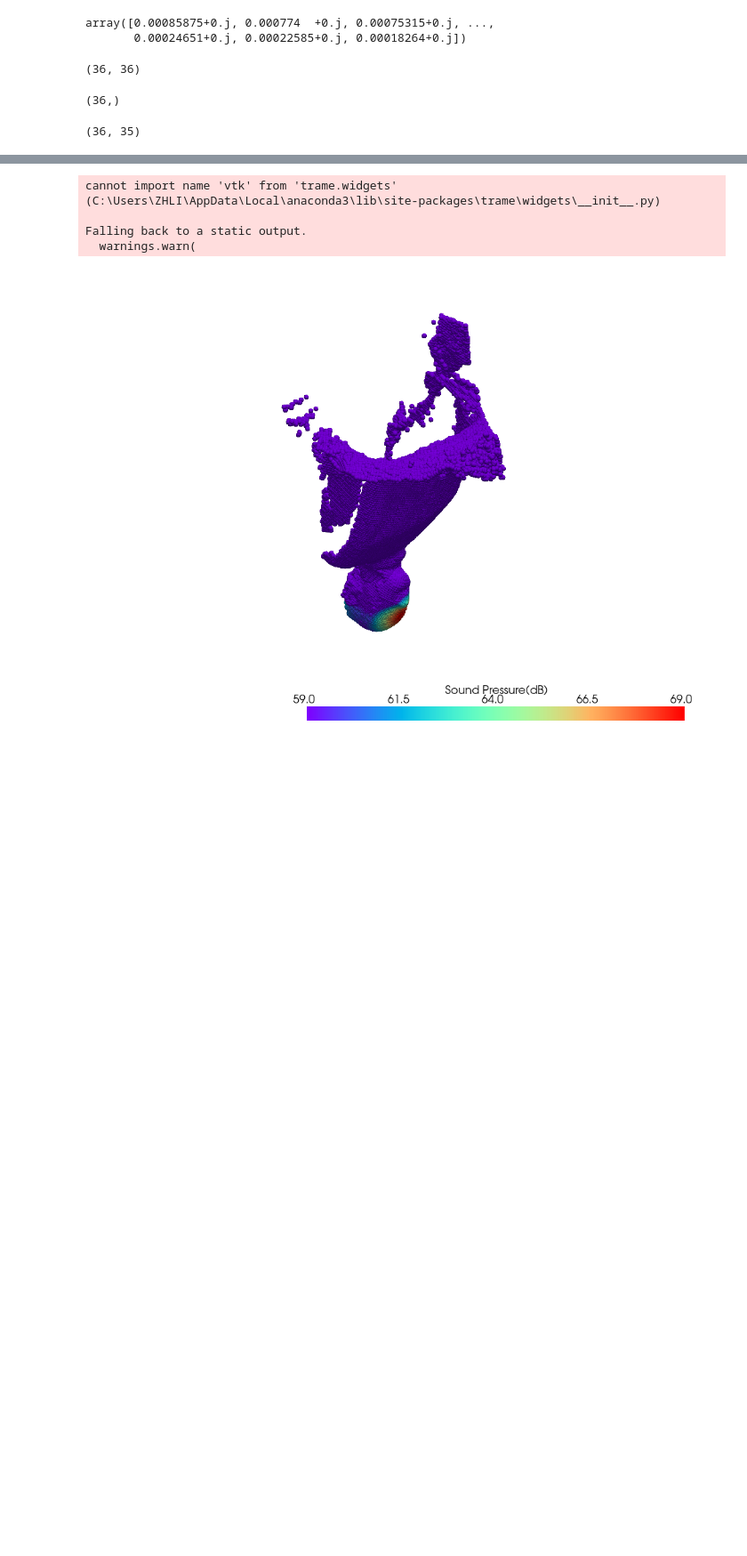
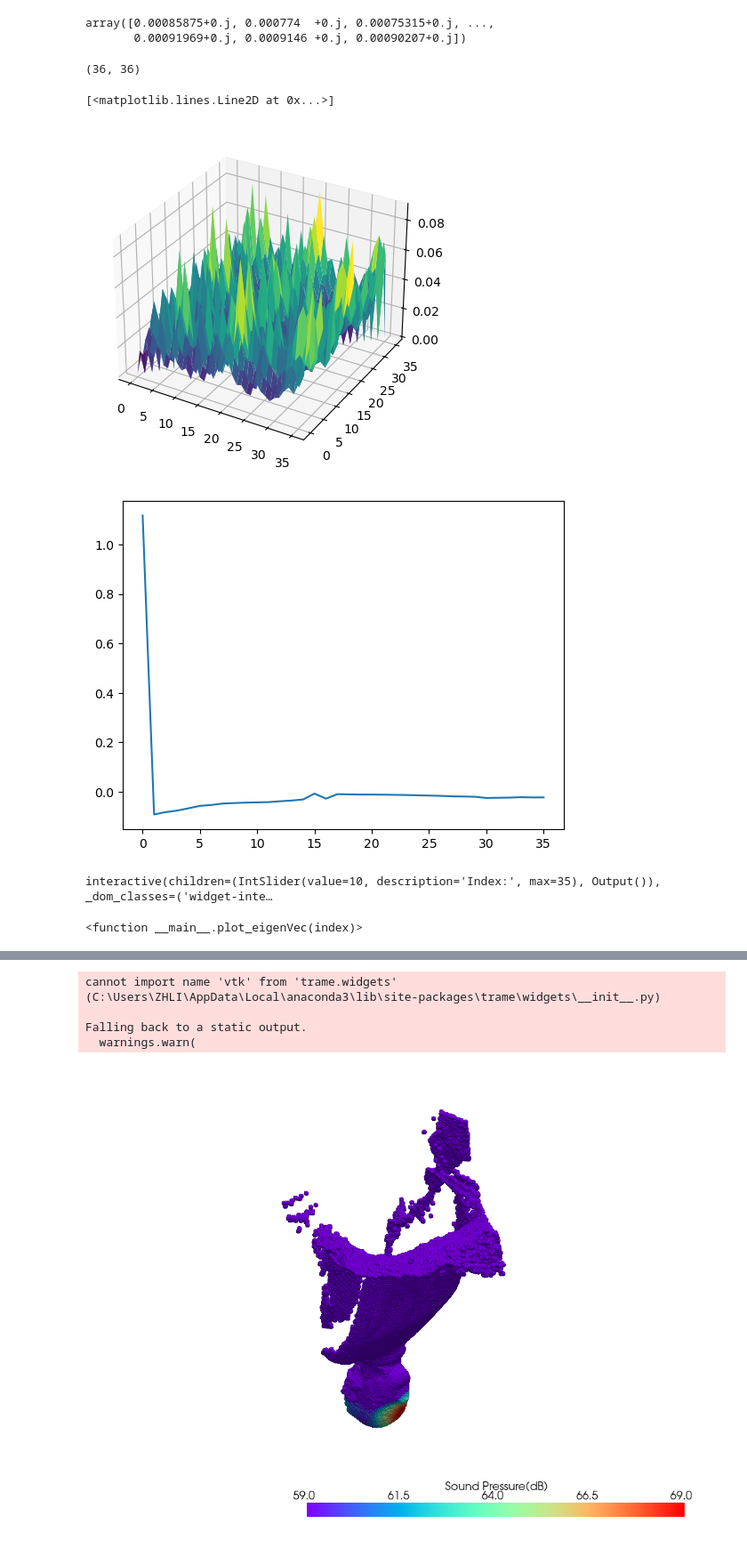
Before and after one commit to 1ieng2en/3d_beamforming, a Jupyter notebook: 3dbf.ipynb, the cells around one changed output, grey strips where cells are left out. Shown at 89% size. Cells and saved outputs as stored; diff of their text form; code cells hidden in the pictures; blank space fills up the shorter version.

```diff
--- a/3dbf.ipynb
+++ b/3dbf.ipynb
@@ -23,11 +22,11 @@ Enter the number of the measurement you want to load:  0
 from SoundFieldAnalysis import SoundFieldAnalysis
 
 # initialize the variables
-BF_analysis = SoundFieldAnalysis(pcd_mic,recording,pcd, freq=8000)
+BF_analysis = SoundFieldAnalysis(pcd_mic,recording,filtered_pcd, freq=8000)
 BF_analysis.calculate_3D_DAS()
 # %% [output]
 array([0.00085875+0.j, 0.000774  +0.j, 0.00075315+0.j, ...,
-       0.00024651+0.j, 0.00022585+0.j, 0.00018264+0.j])
+       0.00091969+0.j, 0.0009146 +0.j, 0.00090207+0.j])
 # %%
 import numpy as np
 from SoundFieldAnalysis import SoundFieldAnalysis
@@ -37,10 +37,42 @@ print(S.shape)
 eigenVal, eigenVec = np.linalg.eig(S)
 # %% [output]
 (36, 36)
-# %%
-import matplotlib.pyplot as plt
-print(eigenVal.shape)
-S0 = eigenVal[1:] * eigenVec[:,1:]
-# %% [output]
-(36,)
-(36, 35)
+# %%
+from mpl_toolkits.mplot3d import Axes3D
+import matplotlib.pyplot as plt
+import numpy as np
+
+fig = plt.figure()
+ax = fig.add_subplot(111, projection='3d')
+
+x = np.linspace(0, 35, 36)
+y = np.linspace(0, 35, 36)
+x, y = np.meshgrid(x, y)
+
+ax.plot_surface(x, y, S, cmap='viridis')
+
+plt.figure()
+plt.plot(eigenVal)
+# %% [output]
+[<matplotlib.lines.Line2D at 0x...>]
+[figure, added]
+[figure, added]
+# %%
+import ipywidgets as widgets
+
+def plot_eigenVec(index):
+    plt.figure(figsize=(10, 6))
+    plt.plot(eigenVec[:, index])
+    plt.title(f'Plot for eigenVec[:, {index}]')
+    plt.xlabel('X-axis')
+    plt.ylabel('Y-axis')
+    plt.show()
+
+# 创建滑块
+slider = widgets.IntSlider(min=0, max=eigenVec.shape[1]-1, step=1, value=10, description='Index:')
+
+# 使用interact连接滑块和绘图函数
+widgets.interact(plot_eigenVec, index=slider)
+# %% [output]
+interactive(children=(IntSlider(value=10, description='Index:', max=35), Output()), _dom_classes=('widget-inte…
+<function __main__.plot_eigenVec(index)>
```
Also changed, not shown: parts of 5 cells of this notebook, 1 other file.
